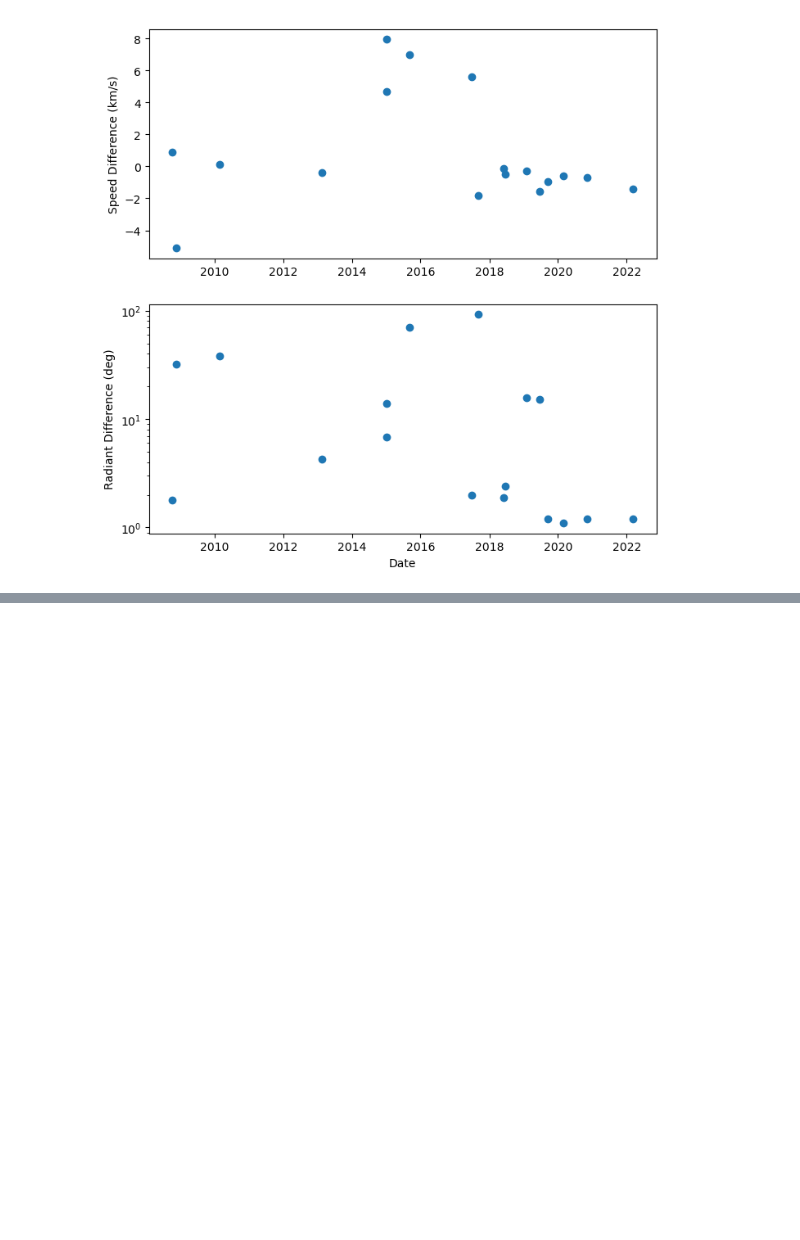
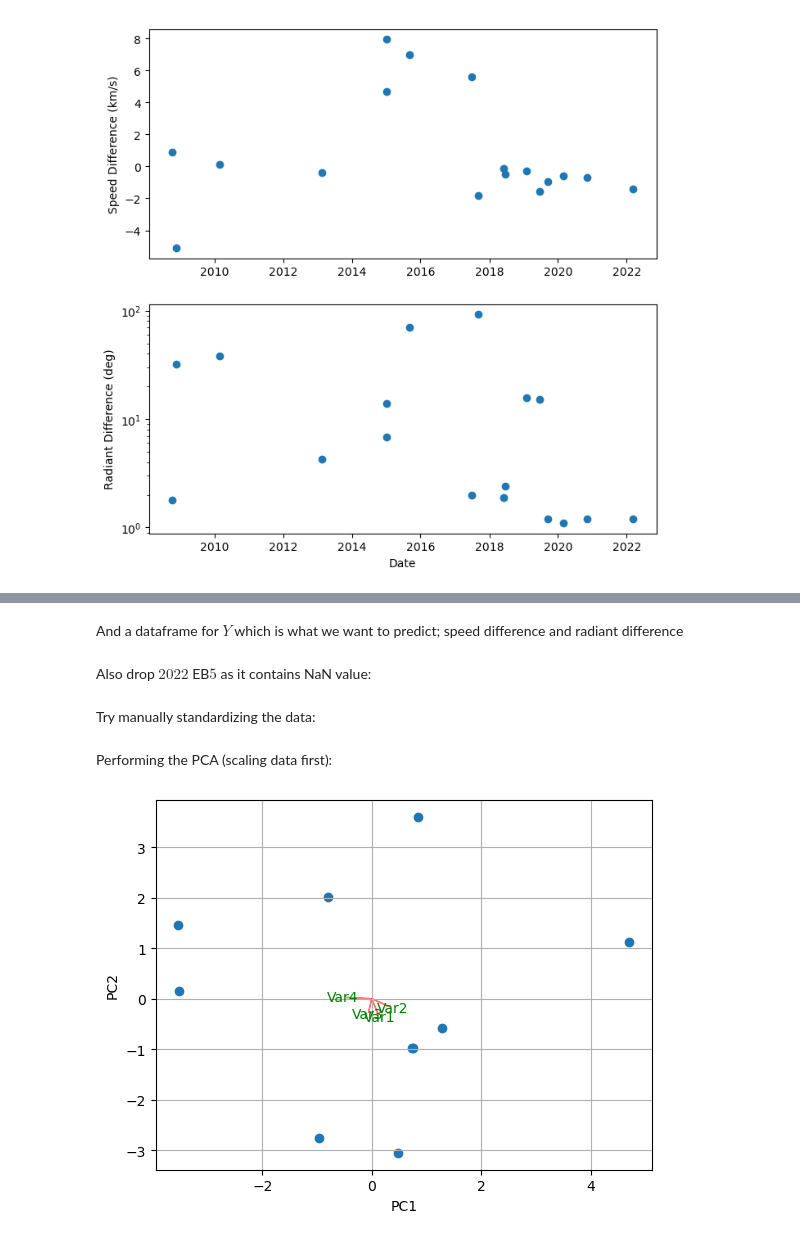
Before and after one commit to ia-chow/Thesis, a Jupyter notebook: speed_radiant_difference/speed_radiant_difference.ipynb, the cells around one changed output, grey strips where cells are left out. Drawn from its saved outputs; the diff is of its cells as text; code cells hidden in the pictures; blank space fills up the shorter version.

```diff
--- a/speed_radiant_difference/speed_radiant_difference.ipynb
+++ b/speed_radiant_difference/speed_radiant_difference.ipynb
@@ -446,0 +507,4 @@ Text(0, 0.5, 'Radiant Difference (deg)')
+# %% [markdown]
+And a dataframe for $Y$ which is what we want to predict; speed difference and radiant difference
+# %% [markdown]
+Also drop $2022$ EB$5$ as it contains NaN value:
@@ -446,0 +538,45 @@ Text(0, 0.5, 'Radiant Difference (deg)')
+# %% [markdown]
+Try manually standardizing the data:
+# %%
+standardized_pca_array = []
+standardization_means = np.zeros(len(np.array(x_df_transpose)))
+standardization_sigmas = np.zeros(len(np.array(x_df_transpose)))
+
+for i, param in enumerate(np.array(x_df_transpose)):
+    mean, sigma = np.mean(param), np.std(param)
+    norm = (param - mean)/sigma
+    standardized_pca_array.append(norm)
+    standardization_means[i] = mean
+    standardization_sigmas[i] = sigma
+# %% [markdown]
+Performing the PCA (scaling data first):
+# %%
+# scaling
+standardized_pca_array = StandardScaler().fit_transform(standardized_pca_array)
+
+# perform PCA
+pca = PCA(n_components = 4)
+all_pca = pca.fit_transform(standardized_pca_array)
+# %%
+def myplot(score,coeff,labels=None):
+    xs = score[:,0]
+    ys = score[:,1]
+    n = coeff.shape[0]
+
+    plt.scatter(xs,ys) #without scaling
+    for i in range(n):
+        plt.arrow(0, 0, coeff[i,0], coeff[i,1],color = 'r',alpha = 0.5)
+        if labels is None:
+            plt.text(coeff[i,0]* 1.15, coeff[i,1] * 1.15, "Var"+str(i+1), color = 'g', ha = 'center', va = 'center')
+        else:
+            plt.text(coeff[i,0]* 1.15, coeff[i,1] * 1.15, labels[i], color = 'g', ha = 'center', va = 'center')
+
+plt.xlabel("PC{}".format(1))
+plt.ylabel("PC{}".format(2))
+plt.grid()
+
+#Call the function.
+myplot(all_pca, pca.components_)
+plt.show()
+# %% [output]
+[figure, added]
```
Also changed, not shown: parts of 21 cells of this notebook.
